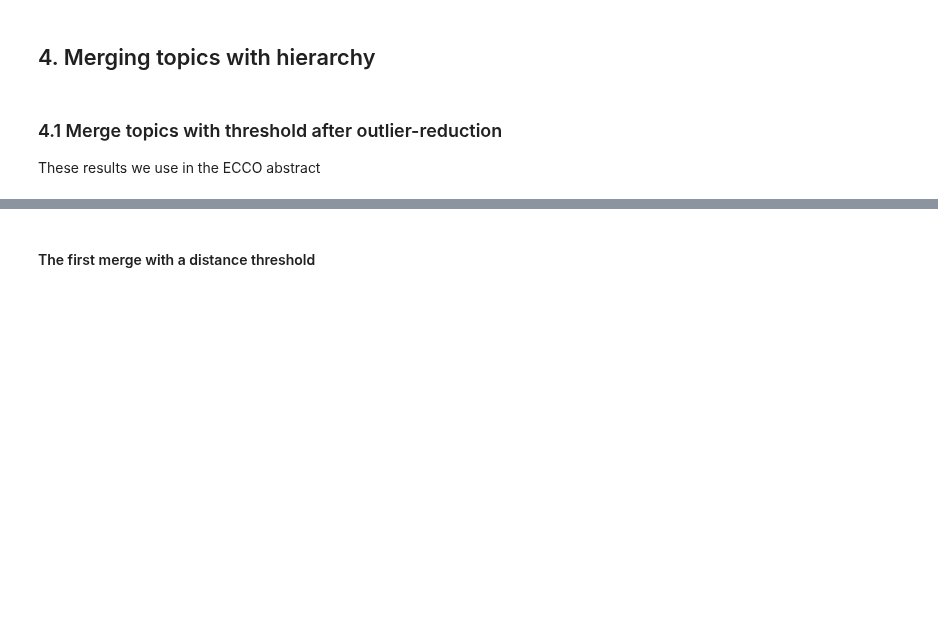
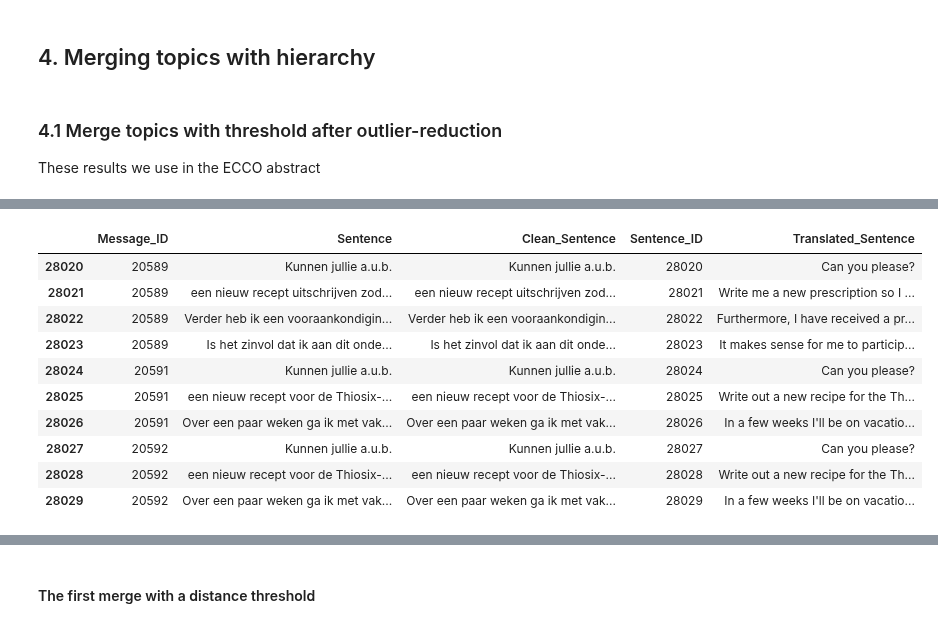
Before and after one commit to MaastrichtU-CDS/MyIBDcoachNLP, a Jupyter notebook: notebooks/analysis_of_sentences/bertje_ECCO.ipynb, the cells around one changed output, grey strips where cells are left out. Saved outputs shown, nothing was run; the diff lists cells and outputs as text; code cells hidden in the pictures; blank space fills up the shorter version.

Commit message:
merged topics

```diff
--- a/notebooks/analysis_of_sentences/bertje_ECCO.ipynb
+++ b/notebooks/analysis_of_sentences/bertje_ECCO.ipynb
@@ -230,0 +215,3 @@ hierarchical_topics
+# %%
+pd.set_option("display.max_colwidth", None)
+hierarchical_topics[hierarchical_topics["Parent_Name"].astype(str).str.contains("medicijnen")] # search for parent cluster to merge based on the hierarchy plot
@@ -230,0 +249,14 @@ hierarchical_topics
+# %%
+sentence_df[28020:28030]
+# %% [output]
+|  | Message_ID | Sentence | Clean_Sentence | Sentence_ID | Translated_Sentence |
+| 28020 | 20589 | Kunnen jullie a.u.b. | Kunnen jullie a.u.b. | 28020 | Can you please? |
+| 28021 | 20589 | een nieuw recept uitschrijven zod... | een nieuw recept uitschrijven zod... | 28021 | Write me a new prescription so I ... |
+| 28022 | 20589 | Verder heb ik een vooraankondigin... | Verder heb ik een vooraankondigin... | 28022 | Furthermore, I have received a pr... |
+| 28023 | 20589 | Is het zinvol dat ik aan dit onde... | Is het zinvol dat ik aan dit onde... | 28023 | It makes sense for me to particip... |
+| 28024 | 20591 | Kunnen jullie a.u.b. | Kunnen jullie a.u.b. | 28024 | Can you please? |
+| 28025 | 20591 | een nieuw recept voor de Thiosix-... | een nieuw recept voor de Thiosix-... | 28025 | Write out a new recipe for the Th... |
+| 28026 | 20591 | Over een paar weken ga ik met vak... | Over een paar weken ga ik met vak... | 28026 | In a few weeks I'll be on vacatio... |
+| 28027 | 20592 | Kunnen jullie a.u.b. | Kunnen jullie a.u.b. | 28027 | Can you please? |
+| 28028 | 20592 | een nieuw recept voor de Thiosix-... | een nieuw recept voor de Thiosix-... | 28028 | Write out a new recipe for the Th... |
+| 28029 | 20592 | Over een paar weken ga ik met vak... | Over een paar weken ga ik met vak... | 28029 | In a few weeks I'll be on vacatio... |
```
Also changed, not shown: parts of 7 cells of this notebook.
